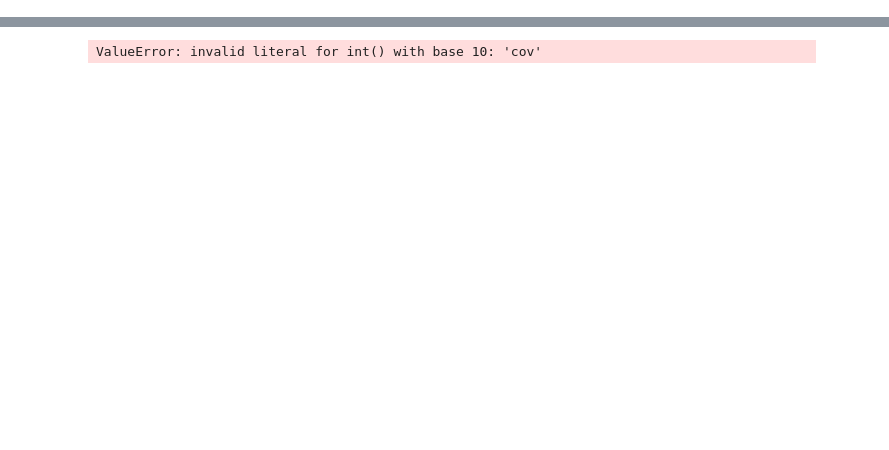
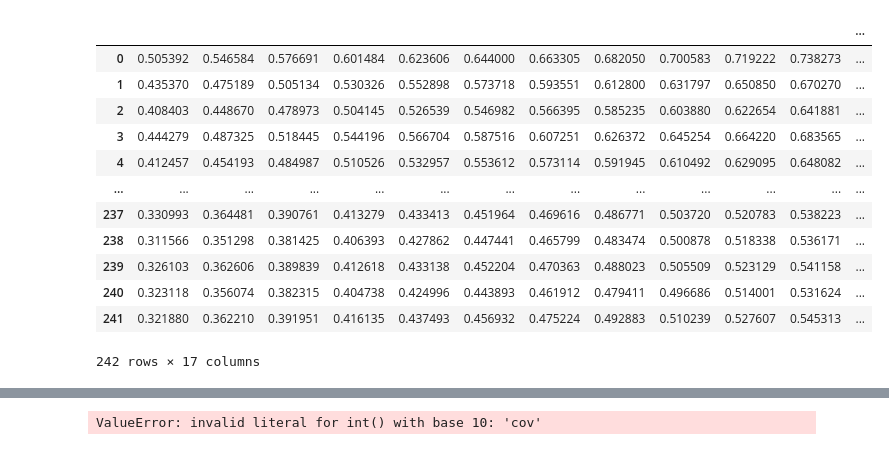
Before and after one commit to CuriBio/sdk_refactor, a Jupyter notebook: Untitled.ipynb, the cells around one changed output, grey strips where cells are left out. Cells and saved outputs as stored; diff of their text form; code cells hidden in the pictures; blank space fills up the shorter version.

```diff
--- a/Untitled.ipynb
+++ b/Untitled.ipynb
@@ -73,3 +73,5 @@ metric_mapper_names = {
     TWITCH_PERIOD_UUID: 'twitch_period',
     WIDTH_UUID: 'width',
 }
+# %%
+table = pa.Table.from_pandas(per_twitch, preserve_index=True)
@@ -75,0 +80,9 @@ metric_mapper_names = {
+# %%
+tuples = []
+for index in table.to_pandas().columns:
+    metric_uuid = uuid.UUID(index[0])
+    try:
+        metric_width = int(index[1])
+    except:
+        metric_width = ''
+    tuples.append((metric_uuid, metric_width))
@@ -75,0 +136,2 @@ metric_mapper_names = {
+# %%
+P = pd.DataFrame(data=table.to_pandas().values, columns = pd.MultiIndex.from_tuples(tuples))
@@ -75,0 +157,16 @@ metric_mapper_names = {
+# %%
+P[WIDTH_UUID]
+# %% [output]
+|  |  |  |  |  |  |  |  |  |  |  |  | ... |
+| 0 | 0.505392 | 0.546584 | 0.576691 | 0.601484 | 0.623606 | 0.644000 | 0.663305 | 0.682050 | 0.700583 | 0.719222 | 0.738273 | ... |
+| 1 | 0.435370 | 0.475189 | 0.505134 | 0.530326 | 0.552898 | 0.573718 | 0.593551 | 0.612800 | 0.631797 | 0.650850 | 0.670270 | ... |
+| 2 | 0.408403 | 0.448670 | 0.478973 | 0.504145 | 0.526539 | 0.546982 | 0.566395 | 0.585235 | 0.603880 | 0.622654 | 0.641881 | ... |
+| 3 | 0.444279 | 0.487325 | 0.518445 | 0.544196 | 0.566704 | 0.587516 | 0.607251 | 0.626372 | 0.645254 | 0.664220 | 0.683565 | ... |
+| 4 | 0.412457 | 0.454193 | 0.484987 | 0.510526 | 0.532957 | 0.553612 | 0.573114 | 0.591945 | 0.610492 | 0.629095 | 0.648082 | ... |
+| ... | ... | ... | ... | ... | ... | ... | ... | ... | ... | ... | ... | ... |
+| 237 | 0.330993 | 0.364481 | 0.390761 | 0.413279 | 0.433413 | 0.451964 | 0.469616 | 0.486771 | 0.503720 | 0.520783 | 0.538223 | ... |
+| 238 | 0.311566 | 0.351298 | 0.381425 | 0.406393 | 0.427862 | 0.447441 | 0.465799 | 0.483474 | 0.500878 | 0.518338 | 0.536171 | ... |
+| 239 | 0.326103 | 0.362606 | 0.389839 | 0.412618 | 0.433138 | 0.452204 | 0.470363 | 0.488023 | 0.505509 | 0.523129 | 0.541158 | ... |
+| 240 | 0.323118 | 0.356074 | 0.382315 | 0.404738 | 0.424996 | 0.443893 | 0.461912 | 0.479411 | 0.496686 | 0.514001 | 0.531624 | ... |
+| 241 | 0.321880 | 0.362210 | 0.391951 | 0.416135 | 0.437493 | 0.456932 | 0.475224 | 0.492883 | 0.510239 | 0.527607 | 0.545313 | ... |
+242 rows × 17 columns
```
Also changed, not shown: parts of 42 cells of this notebook, 18 other files.
